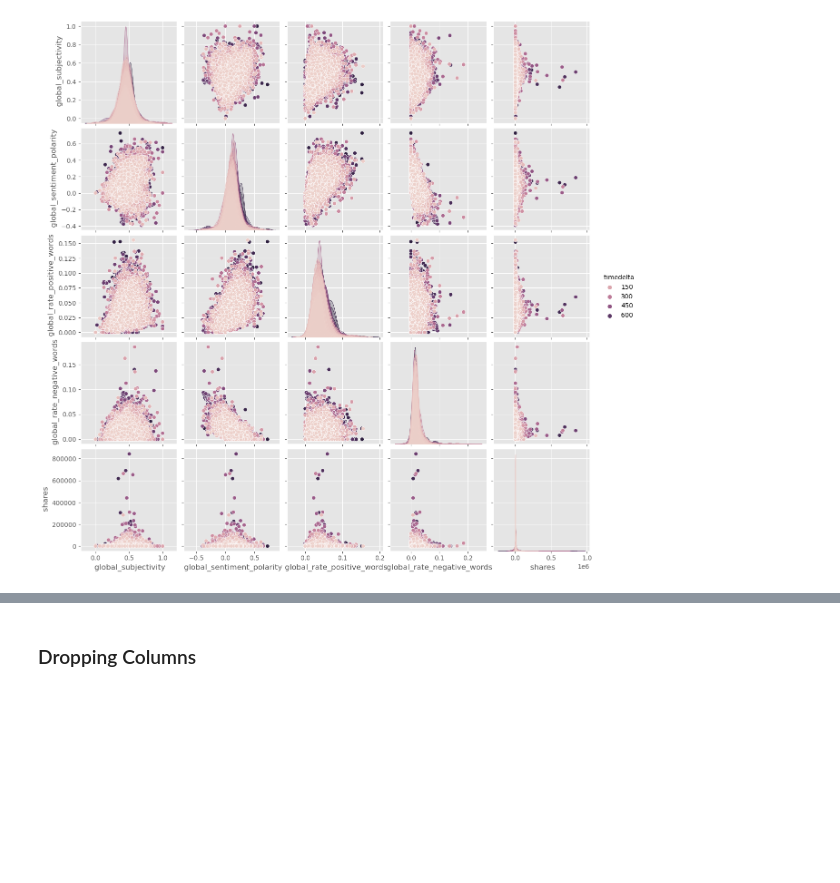
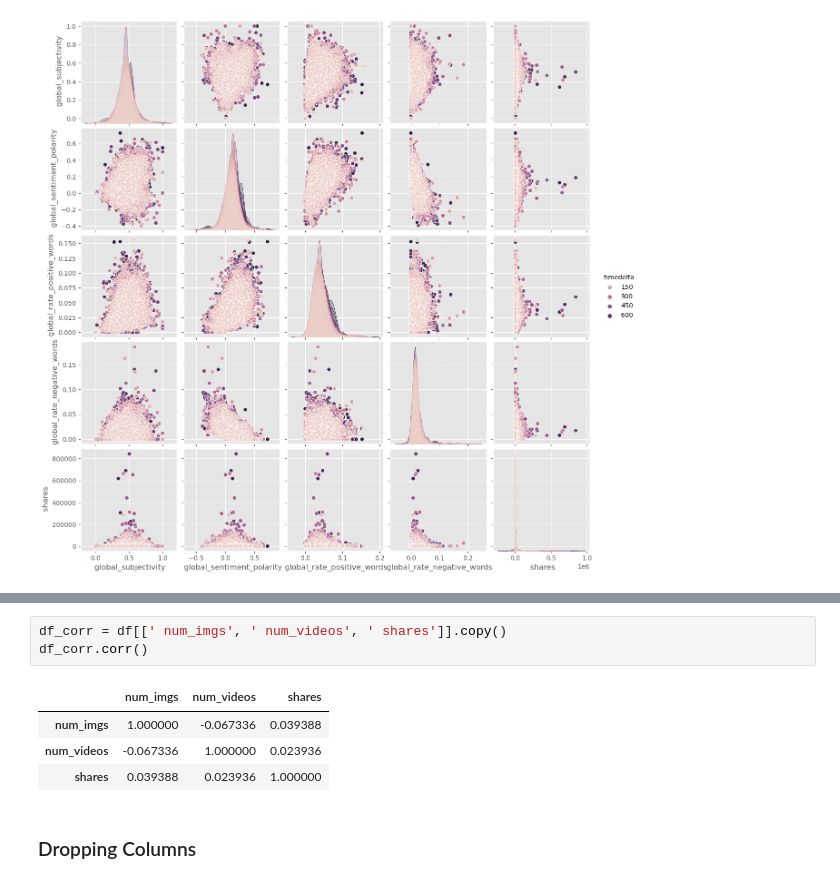
Before and after one commit to arianaira/ML-Course, a Jupyter notebook: News Popularity.ipynb, the cells around one changed output, grey strips where cells are left out. Drawn from its saved outputs; the diff is of its cells as text; blank space fills up the shorter version.

```diff
--- a/News Popularity.ipynb
+++ b/News Popularity.ipynb
@@ -127,2 +135,10 @@ df_corr
+# %%
+df_corr = df[[' num_imgs', ' num_videos', ' shares']].copy()
+df_corr.corr()
+# %% [output]
+|  | num_imgs | num_videos | shares |
+| num_imgs | 1.000000 | -0.067336 | 0.039388 |
+| num_videos | -0.067336 | 1.000000 | 0.023936 |
+| shares | 0.039388 | 0.023936 | 1.000000 |
 # %% [markdown]
 ### Dropping Columns
```
Also changed, not shown: parts of 22 cells of this notebook, 6 other files.
